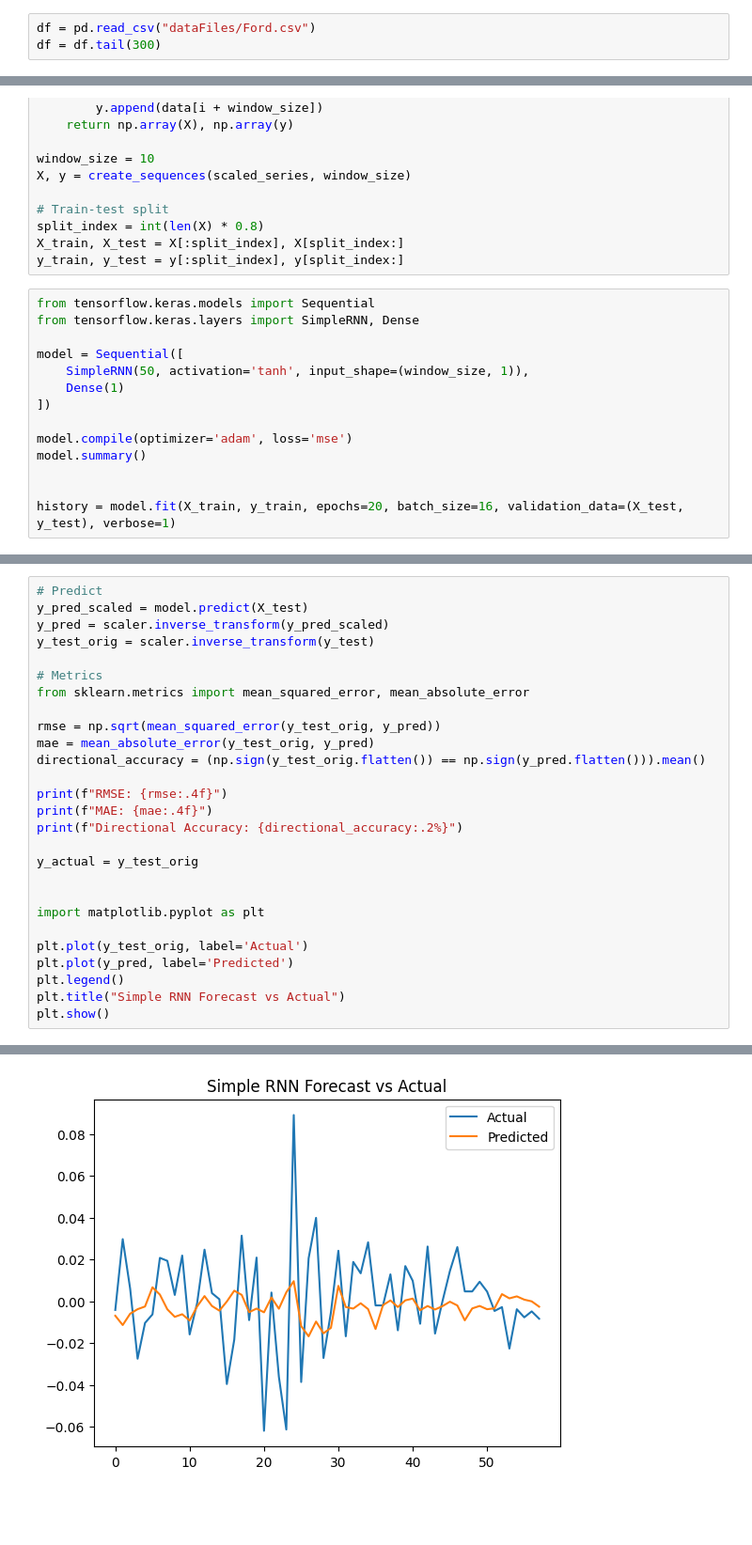
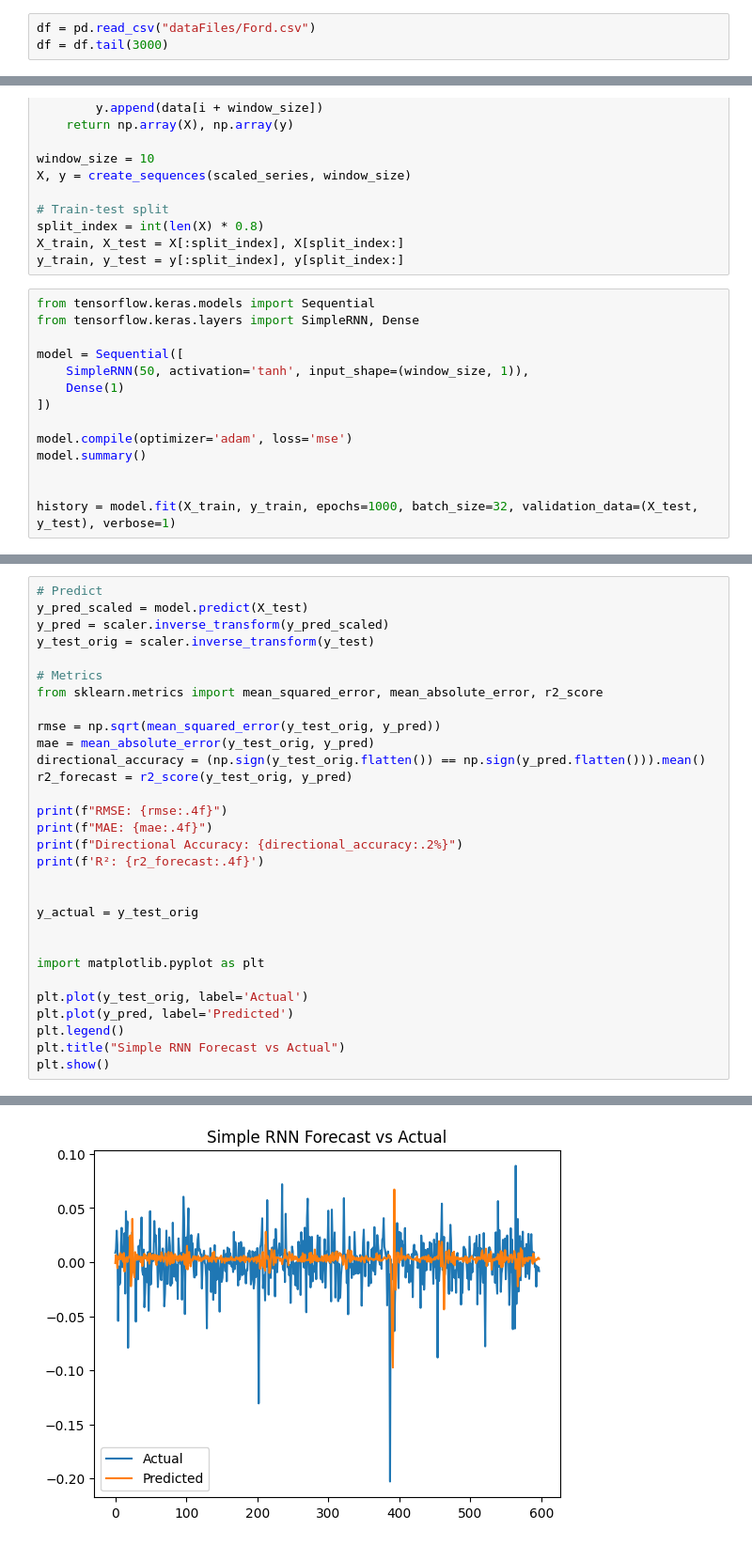
Before and after one commit to git-ankuryadav/Stock-Price-Prediction, a Jupyter notebook: rnn.ipynb, the cells around one changed output, grey strips where cells are left out. Shown at 94% size. Cells and saved outputs as stored; diff of their text form; blank space fills up the shorter version.

```diff
--- a/rnn.ipynb
+++ b/rnn.ipynb
@@ -9,7 +9,7 @@ import seaborn as sns
 # Reading the Data
 # %%
 df = pd.read_csv("dataFiles/Ford.csv")
-df = df.tail(300)
+df = df.tail(3000)
 # %% [markdown]
 # Basic Data Cleaning
 # %%
@@ -322,5 +322,5 @@ model.compile(optimizer='adam', loss='mse')
 model.summary()
 
 
-history = model.fit(X_train, y_train, epochs=20, batch_size=16, validation_data=(X_test, y_test), verbose=1)
+history = model.fit(X_train, y_train, epochs=1000, batch_size=32, validation_data=(X_test, y_test), verbose=1)
 # %% [output]
@@ -359,15 +359,18 @@ y_pred = scaler.inverse_transform(y_pred_scaled)
 y_test_orig = scaler.inverse_transform(y_test)
 
 # Metrics
-from sklearn.metrics import mean_squared_error, mean_absolute_error
+from sklearn.metrics import mean_squared_error, mean_absolute_error, r2_score
 
 rmse = np.sqrt(mean_squared_error(y_test_orig, y_pred))
 mae = mean_absolute_error(y_test_orig, y_pred)
 directional_accuracy = (np.sign(y_test_orig.flatten()) == np.sign(y_pred.flatten())).mean()
+r2_forecast = r2_score(y_test_orig, y_pred)
 
 print(f"RMSE: {rmse:.4f}")
 print(f"MAE: {mae:.4f}")
 print(f"Directional Accuracy: {directional_accuracy:.2%}")
+print(f'R²: {r2_forecast:.4f}')
+
 
 y_actual = y_test_orig
 
@@ -387 +391 @@ Directional Accuracy: 51.72%
-[figure, old version]
+[figure, new version]
```
Also changed, not shown: parts of 11 cells of this notebook, 10 other files.
